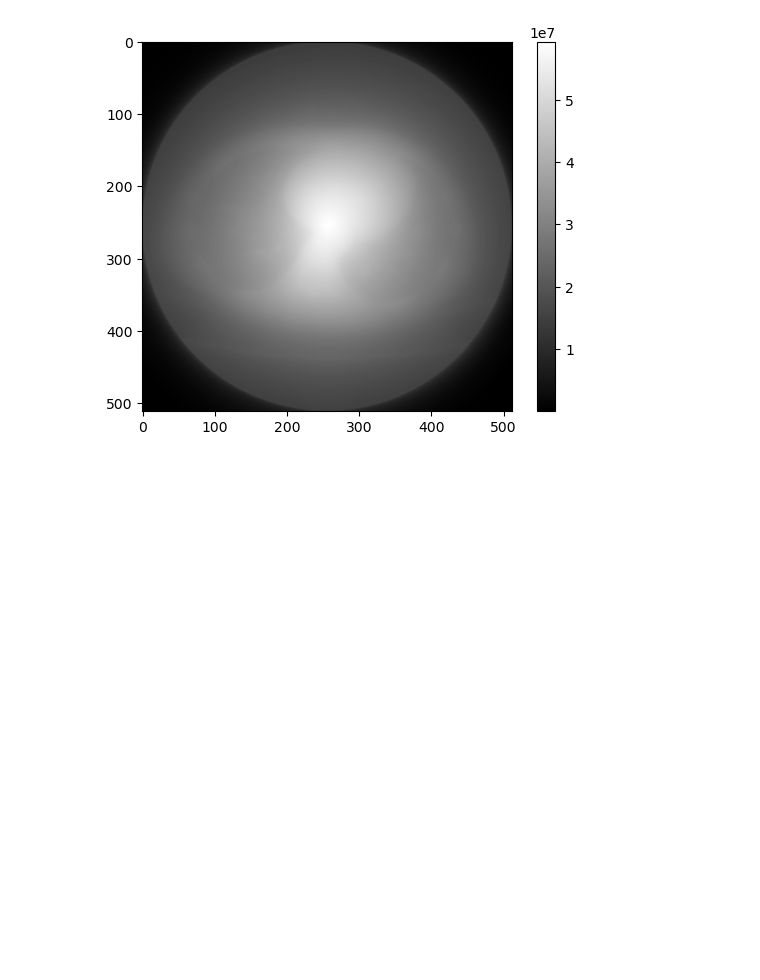
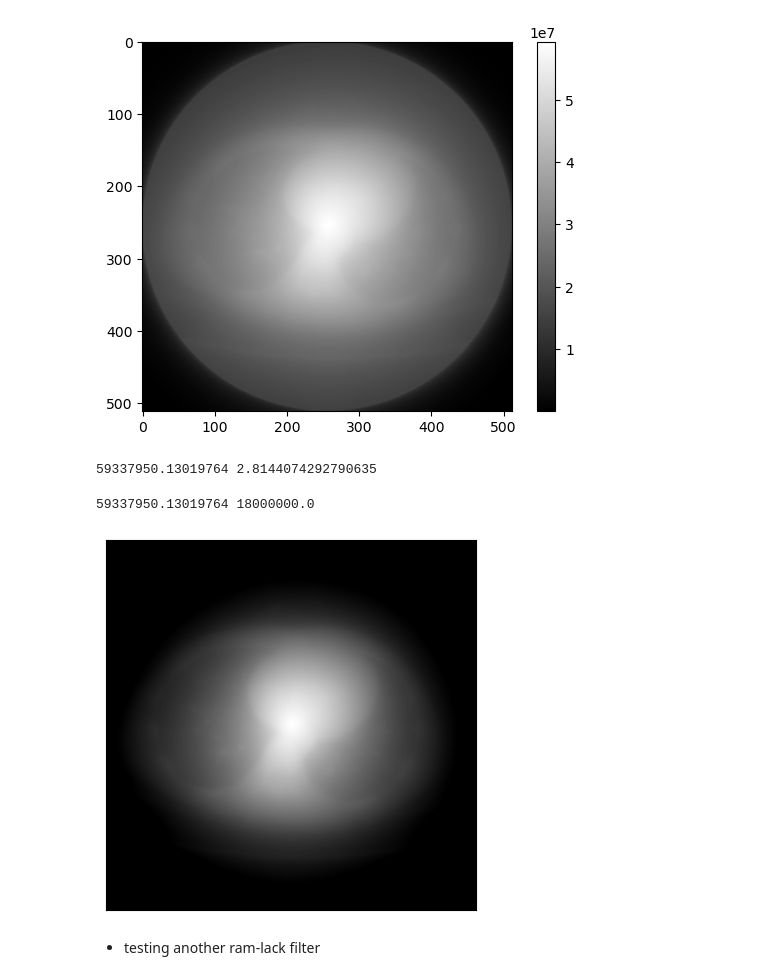
Before and after one commit to be-garam/CT-imaging, a Jupyter notebook: ct-imaging.ipynb, the cells around one changed output. Saved outputs shown, nothing was run; the diff lists cells and outputs as text; code cells hidden in the pictures; blank space fills up the shorter version.

Commit message:
ADD ram-lak filter correctly

```diff
--- a/ct-imaging.ipynb
+++ b/ct-imaging.ipynb
@@ -172,3 +216,21 @@ plt.colorbar()
 plt.show()
 # %% [output]
 [figure]
+# %%
+print(final_filtered_data.max(), final_filtered_data.min())
+# %% [output]
+59337950.13019764 2.8144074292790635
+# %%
+final_filtered_data_c = np.clip(final_filtered_data, a_min=18000000, a_max=None)
+print(final_filtered_data_c.max(), final_filtered_data_c.min())
+# %% [output]
+59337950.13019764 18000000.0
+# %%
+plt.imshow(final_filtered_data_c, cmap='gray', interpolation = 'bicubic')
+plt.xticks([]), plt.yticks([])
+plt.show(block=False)
+plt.show()
+# %% [output]
+[figure, added]
+# %% [markdown]
+- testing another ram-lack filter
```
Also changed, not shown: parts of 17 cells of this notebook.
